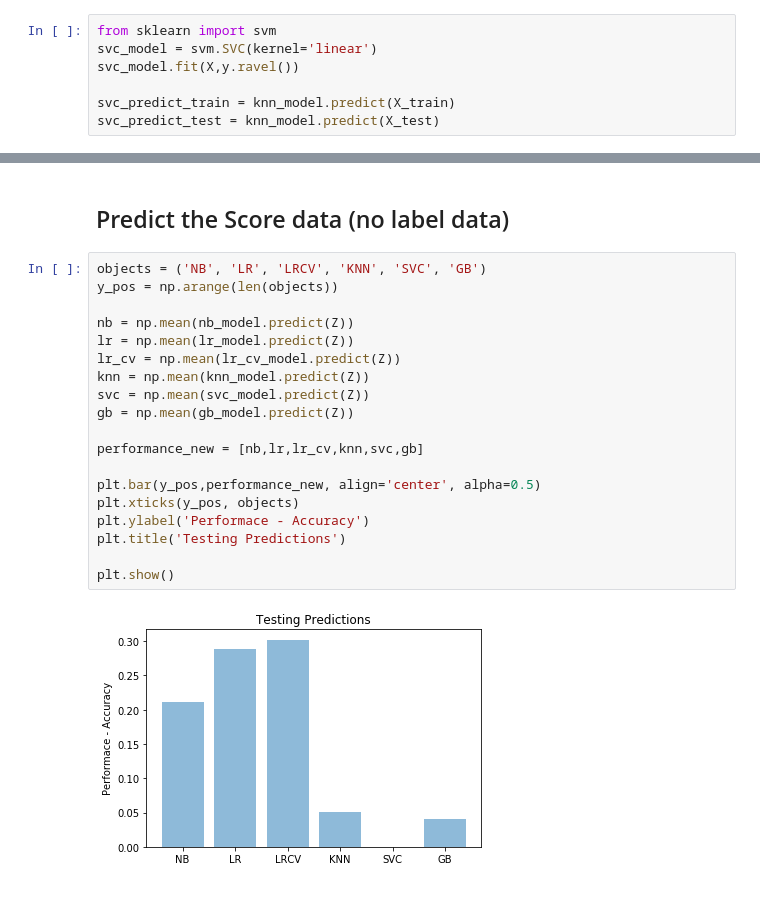
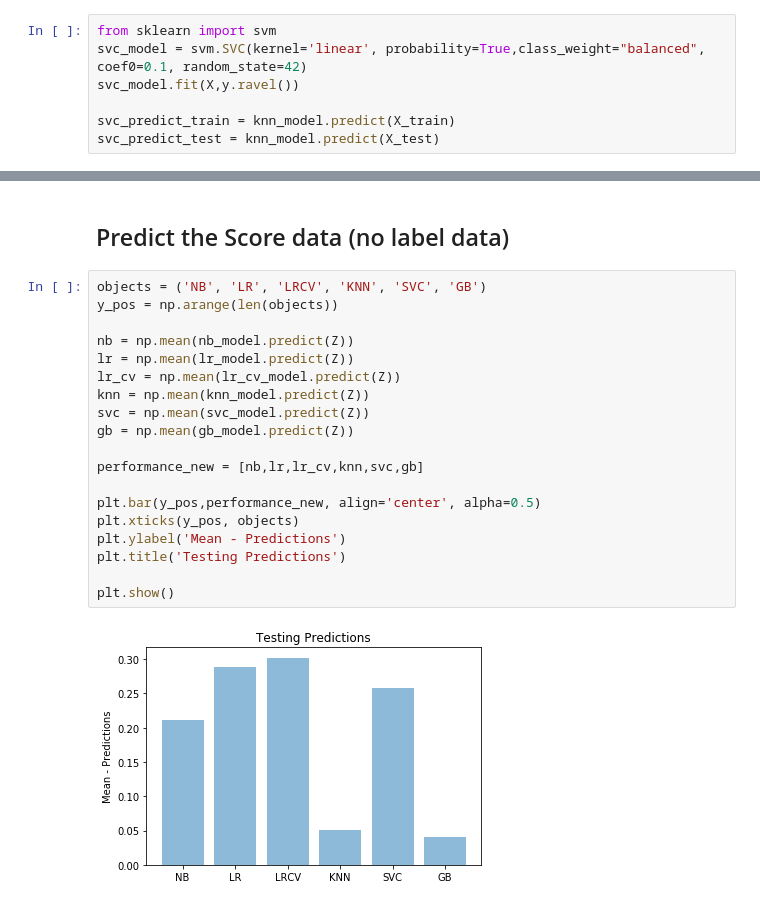
Before and after one commit to sachinkumarjain/ML-Predict-COPD, a Jupyter notebook: ML_FlareUpPredition.ipynb, the cells around one changed output, grey strips where cells are left out. Cells and saved outputs as stored; diff of their text form.

```diff
--- a/ML_FlareUpPredition.ipynb
+++ b/ML_FlareUpPredition.ipynb
@@ -354,7 +354,7 @@ avg / total       0.88      0.89      0.86       507
 ## SVM
 # %%
 from sklearn import svm
-svc_model = svm.SVC(kernel='linear')
+svc_model = svm.SVC(kernel='linear', probability=True,class_weight="balanced", coef0=0.1, random_state=42)
 svc_model.fit(X,y.ravel())
 
 svc_predict_train = knn_model.predict(X_train)
@@ -476,21 +508,21 @@ plt.show()
 # %%
 objects = ('NB', 'LR', 'LRCV', 'KNN', 'SVC', 'GB')
 y_pos = np.arange(len(objects))
 
 nb = np.mean(nb_model.predict(Z))
 lr = np.mean(lr_model.predict(Z))
 lr_cv = np.mean(lr_cv_model.predict(Z))
 knn = np.mean(knn_model.predict(Z))
 svc = np.mean(svc_model.predict(Z))
 gb = np.mean(gb_model.predict(Z))
 
 performance_new = [nb,lr,lr_cv,knn,svc,gb]
 
 plt.bar(y_pos,performance_new, align='center', alpha=0.5)
 plt.xticks(y_pos, objects)
-plt.ylabel('Performace - Accuracy')
+plt.ylabel('Mean - Predictions')
 plt.title('Testing Predictions')
 
 plt.show()
 # %% [output]
-[figure, old version]
+[figure, new version]
```
Also changed, not shown: parts of 4 cells of this notebook.
